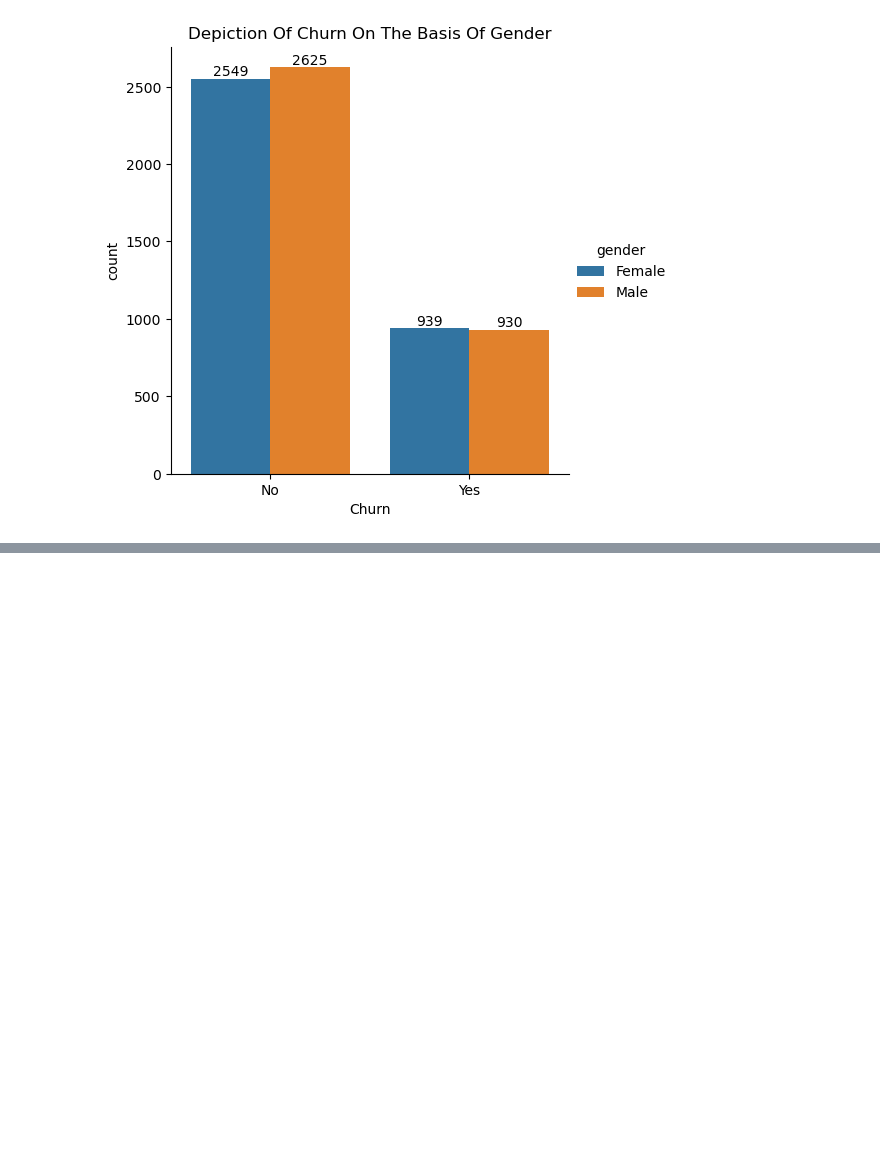
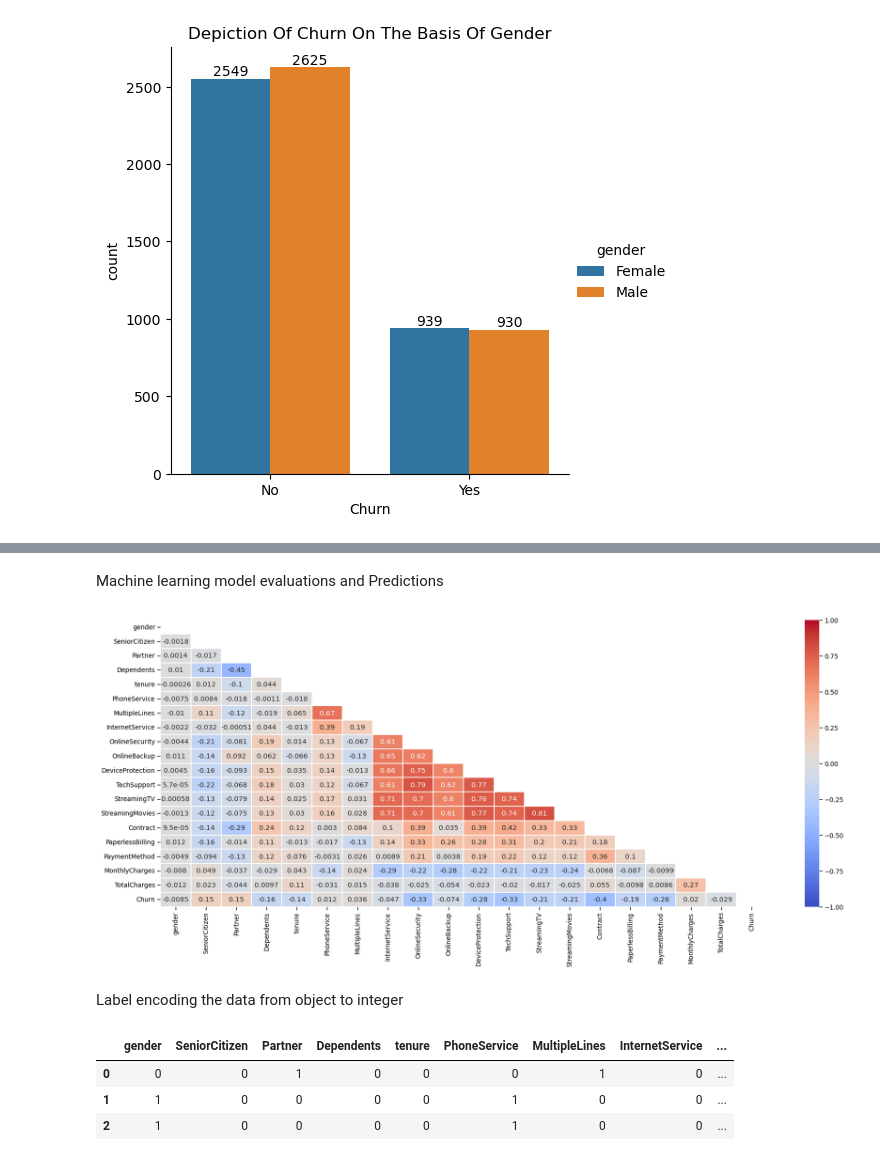
Before and after one commit to sohailash/sohail, a Jupyter notebook: ML Projects/Customer_churn.ipynb, the cells around one changed output, grey strips where cells are left out. Drawn from its saved outputs; the diff is of its cells as text; code cells hidden in the pictures; blank space fills up the shorter version.

```diff
--- a/ML Projects/Customer_churn.ipynb
+++ b/ML Projects/Customer_churn.ipynb
@@ -116,0 +202,2 @@ for container in ax.containers:
+# %%
+df=df.drop(['customerID'], axis=True)
@@ -116,0 +220,3 @@ for container in ax.containers:
+# %%
+df.drop(labels=df[df['tenure'] == 0].index, axis=0, inplace=True)
+df[df['tenure'] == 0].index
@@ -116,0 +241,14 @@ for container in ax.containers:
+# %% [markdown]
+Machine learning model evaluations and Predictions
+# %%
+plt.figure(figsize=(21, 8))
+
+corr = df.apply(lambda x: pd.factorize(x)[0]).corr()
+
+mask = np.triu(np.ones_like(corr, dtype=bool))
+
+ax = sns.heatmap(corr, mask=mask, xticklabels=corr.columns, yticklabels=corr.columns, annot=True, linewidths=.2, cmap='coolwarm', vmin=-1, vmax=1)
+# %% [output]
+[figure, added]
+# %% [markdown]
+Label encoding the data from object to integer
@@ -116,0 +260,8 @@ for container in ax.containers:
+# %%
+df = df.apply(lambda x: object_to_int(x))
+df.head(3)
+# %% [output]
+|  | gender | SeniorCitizen | Partner | Dependents | tenure | PhoneService | MultipleLines | InternetService | ... |
+| 0 | 0 | 0 | 1 | 0 | 0 | 0 | 1 | 0 | ... |
+| 1 | 1 | 0 | 0 | 0 | 0 | 1 | 0 | 0 | ... |
+| 2 | 1 | 0 | 0 | 0 | 0 | 1 | 0 | 0 | ... |
```
Also changed, not shown: parts of 18 cells of this notebook.
